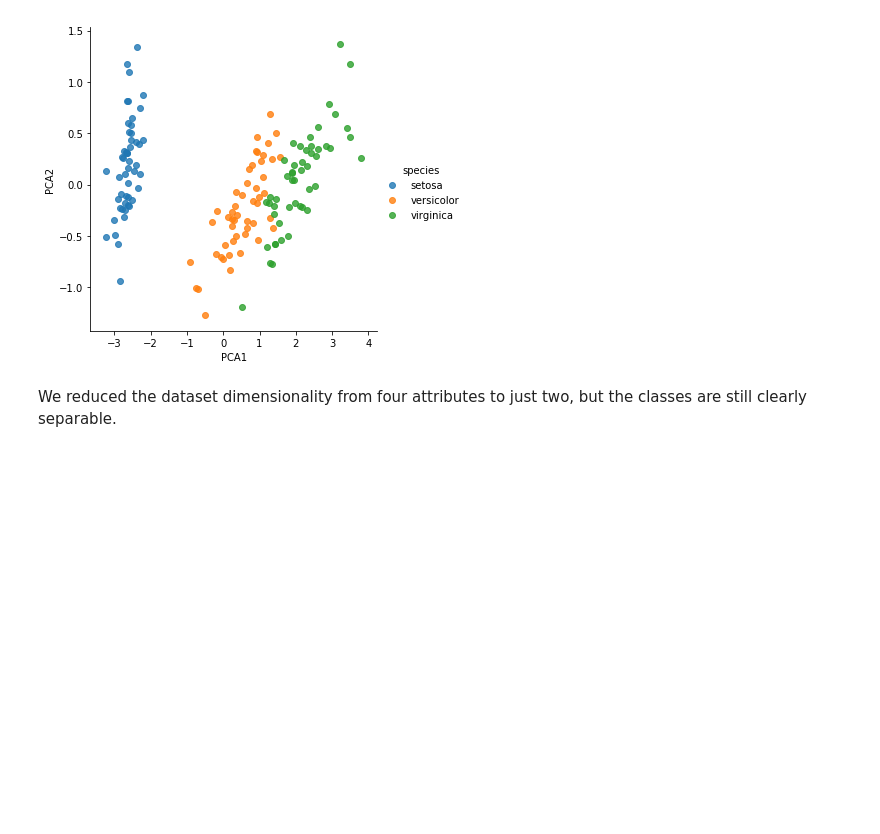
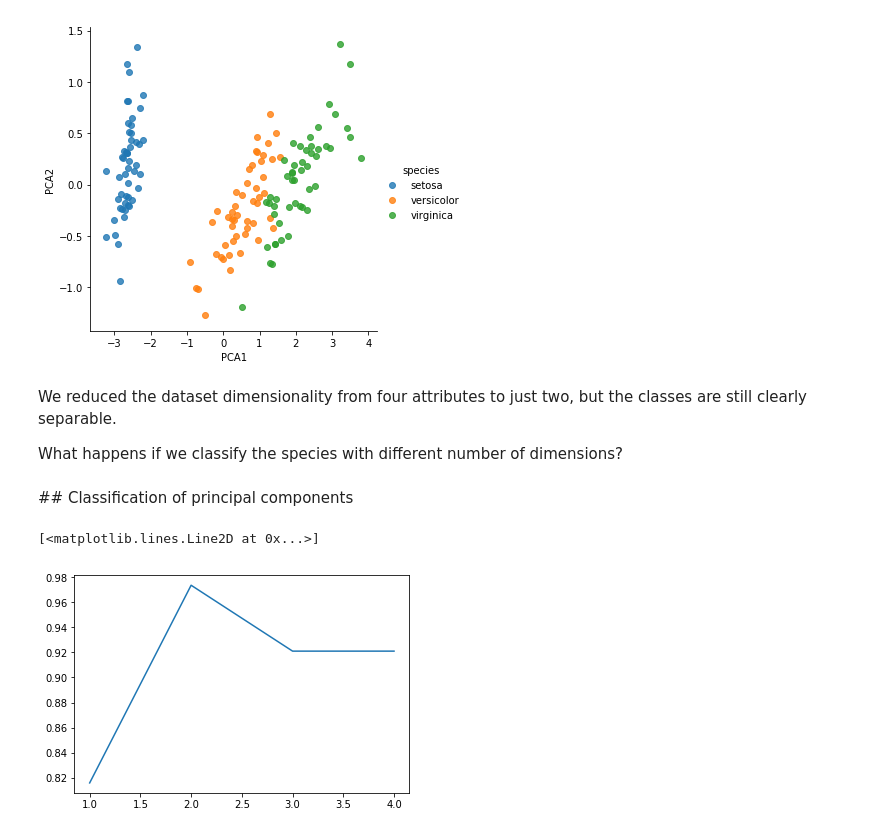
Before and after one commit to dfbarrero/dataCourse, a Jupyter notebook: mlfoundations/scikit-learn.ipynb, the cells around one changed output. Cells and saved outputs as stored; diff of their text form; code cells hidden in the pictures; blank space fills up the shorter version.

```diff
--- a/mlfoundations/scikit-learn.ipynb
+++ b/mlfoundations/scikit-learn.ipynb
@@ -204,3 +203,26 @@ sns.lmplot("PCA1", "PCA2", hue='species', data=iris, fit_reg=False);
 [figure]
 # %% [markdown]
 We reduced the dataset dimensionality from four attributes to just two, but the classes are still clearly separable.
+
+What happens if we classify the species with different number of dimensions?
+# %% [markdown]
+## Classification of principal components
+# %%
+scores = []
+dimensions = np.arange(1, 5)
+model = None
+
+for k in dimensions:
+    model = PCA(n_components=k)
+    model.fit(X_iris)
+    X_pca = model.transform(Xtrain)
+
+    predictor = KNeighborsClassifier(n_neighbors=1)
+    predictor.fit(X_pca, ytrain)
+    y_model = predictor.predict(model.transform(Xtest))
+    scores.append(accuracy_score(ytest, y_model))
+
+plt.plot(dimensions, scores)
+# %% [output]
+[<matplotlib.lines.Line2D at 0x...>]
+[figure, added]
```
Also changed, not shown: parts of 4 cells of this notebook.
